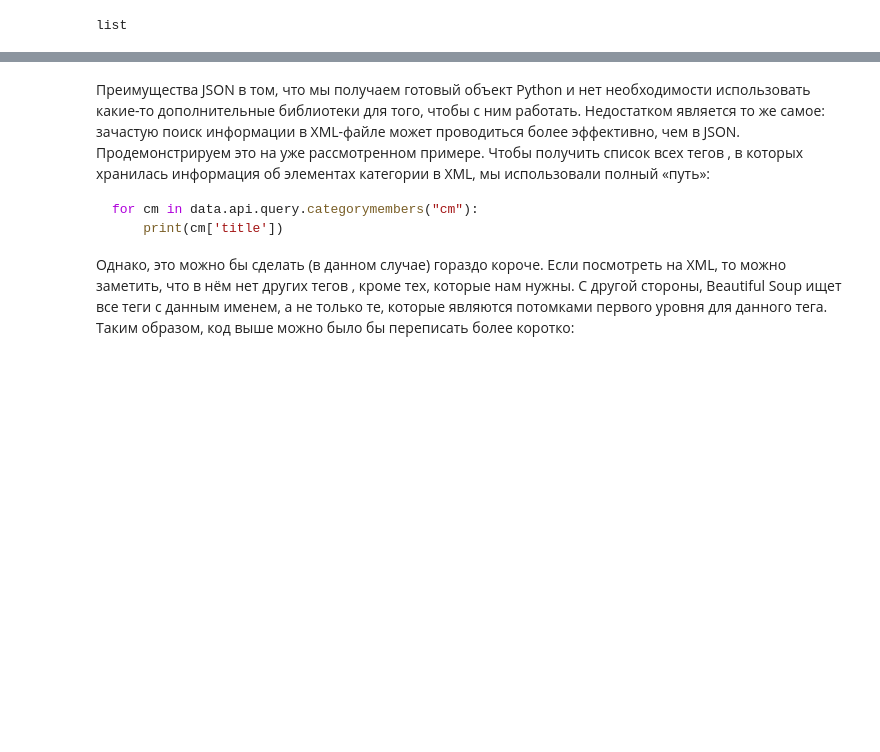
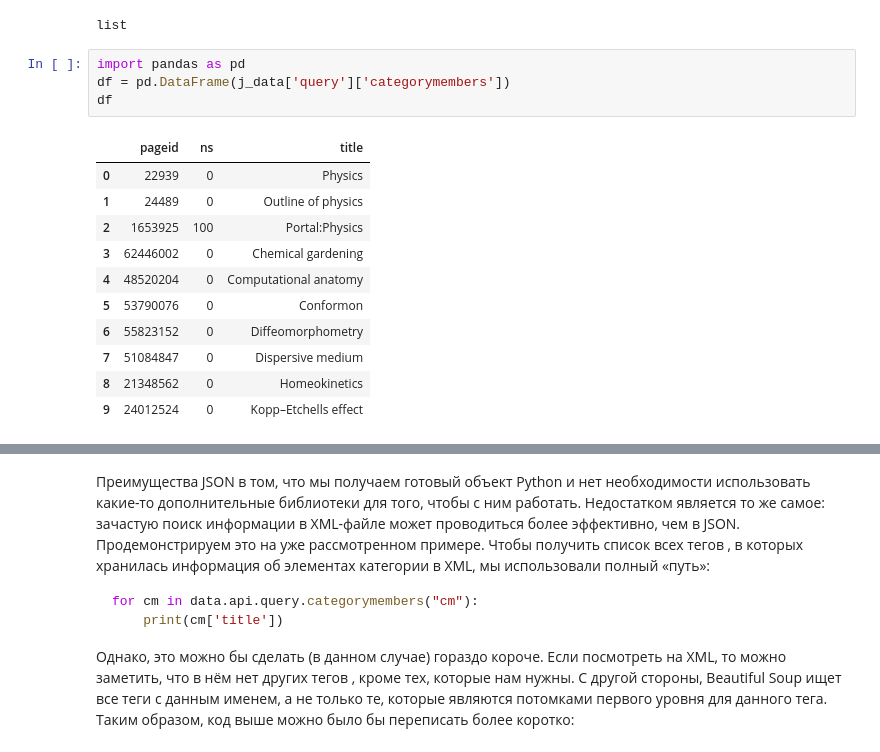
Before and after one commit to ksetdekov/HSE_DS, a Jupyter notebook: lect 8 materials/8_3_API_XML_JSON.ipynb, the cells around one changed output, grey strips where cells are left out. Drawn from its saved outputs; the diff is of its cells as text; blank space fills up the shorter version.

```diff
--- a/lect 8 materials/8_3_API_XML_JSON.ipynb
+++ b/lect 8 materials/8_3_API_XML_JSON.ipynb
@@ -349,6 +368,22 @@ j_data # получили честный питоновский словарь
 type(j_data['query']['categorymembers']) # привычный нам список
 # %% [output]
 list
+# %%
+import pandas as pd
+df = pd.DataFrame(j_data['query']['categorymembers'])
+df
+# %% [output]
+|  | pageid | ns | title |
+| 0 | 22939 | 0 | Physics |
+| 1 | 24489 | 0 | Outline of physics |
+| 2 | 1653925 | 100 | Portal:Physics |
+| 3 | 62446002 | 0 | Chemical gardening |
+| 4 | 48520204 | 0 | Computational anatomy |
+| 5 | 53790076 | 0 | Conformon |
+| 6 | 55823152 | 0 | Diffeomorphometry |
+| 7 | 51084847 | 0 | Dispersive medium |
+| 8 | 21348562 | 0 | Homeokinetics |
+| 9 | 24012524 | 0 | Kopp–Etchells effect |
 # %%
 for cm in j_data['query']['categorymembers']: # пройдемся по нему привычным нам циклом
     print(cm['title'])
```
Also changed, not shown: parts of 14 cells of this notebook, 1 other file.
